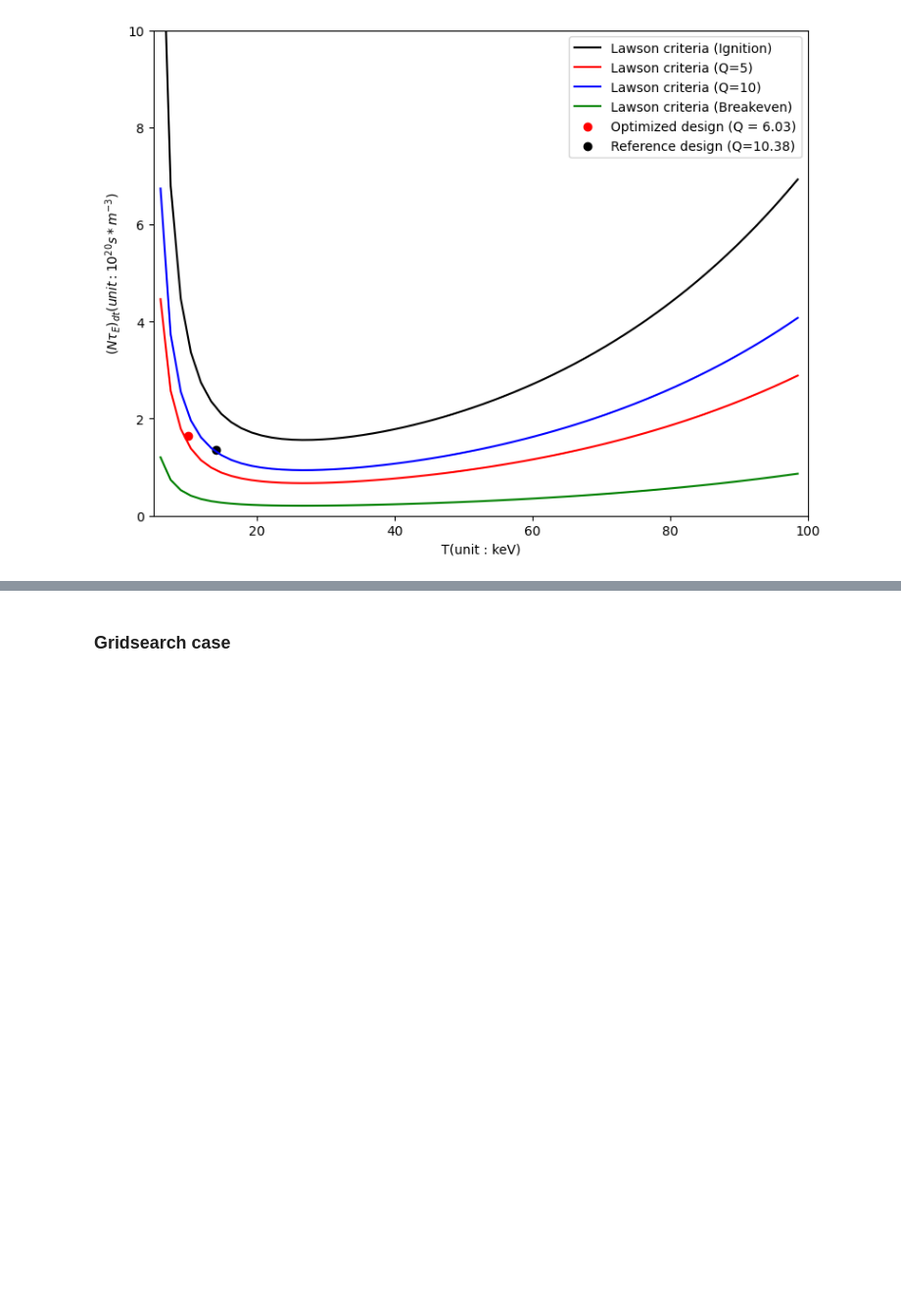
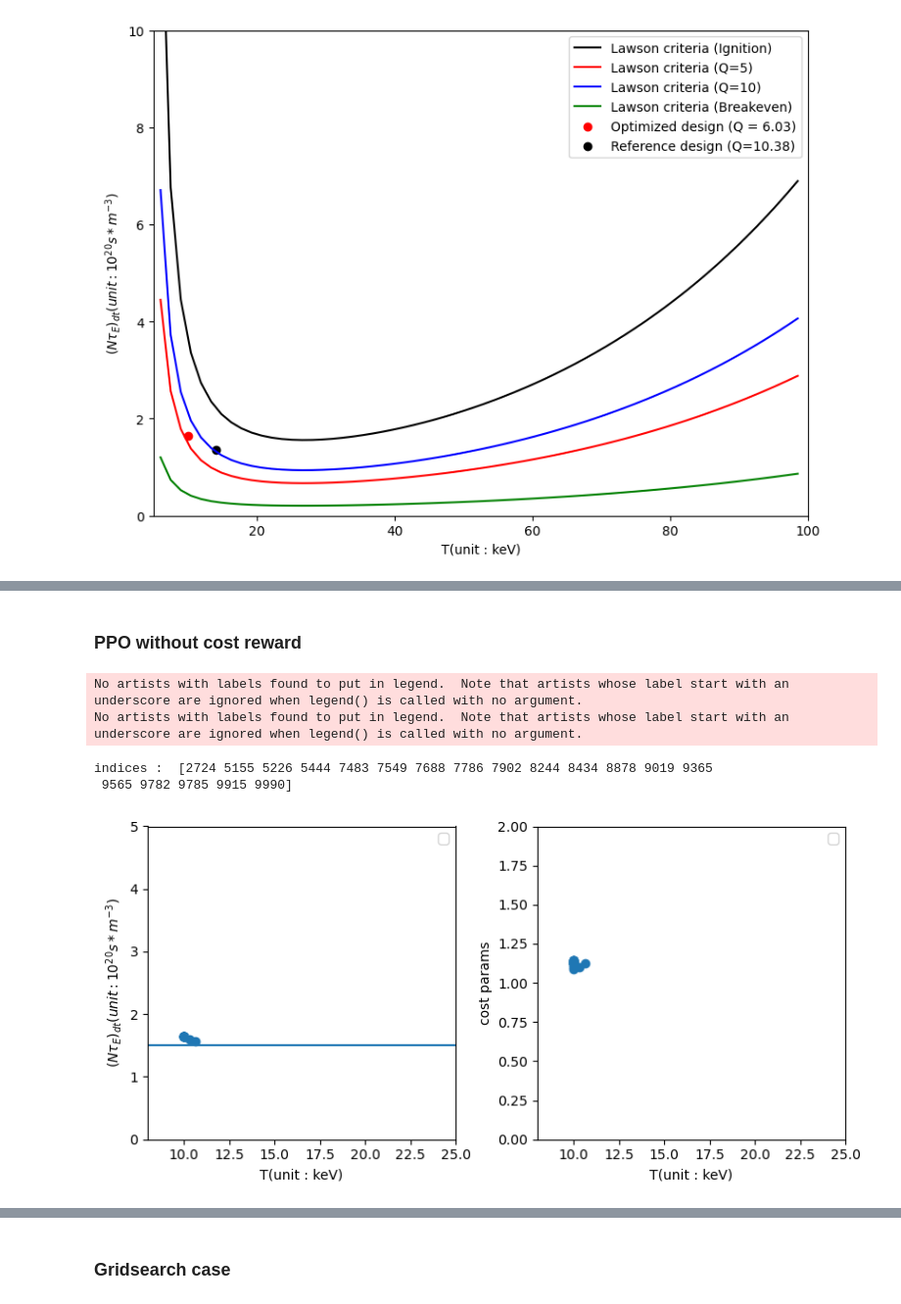
Before and after one commit to ZINZINBIN/RL-based-Reactor-Design-Optimization, a Jupyter notebook: analysis.ipynb, the cells around one changed output, grey strips where cells are left out. Shown at 98% size. Saved outputs shown, nothing was run; the diff lists cells and outputs as text; code cells hidden in the pictures; blank space fills up the shorter version.

```diff
--- a/analysis.ipynb
+++ b/analysis.ipynb
@@ -166,0 +163,68 @@ fig.tight_layout()
+# %% [markdown]
+### PPO without cost reward
+# %%
+import pickle
+import numpy as np
+
+with open("./results/params_search_PPO_solid_wo-cost.pkl", 'rb') as f:
+    result = pickle.load(f)
+
+tau = [comp['tau'] for comp in result['state']]
+b_limit = result['beta_limit']
+q_limit = result['q_limit']
+n_limit = result['n_limit']
+f_limit = result['f_limit']
+i_limit = result['i_limit']
+tbr = np.array([result['state'][idx]['TBR'] for idx in range(len(tau))])
+T = np.array([result['control'][idx]['T_avg'] for idx in range(len(tau))])
+
+tau = np.array(tau)
+b_limit = np.array(b_limit)
+q_limit = np.array(q_limit)
+n_limit = np.array(n_limit)
+f_limit = np.array(f_limit)
+i_limit = np.array(i_limit)
+
+indices = np.where(((b_limit == 1) * (n_limit == 1) * (q_limit == 1) * (f_limit == 1) * (tbr >= 1)) == 1)
+print("indices : ", indices[0])
+
+# n*tau*T graph
+from src.lawson import Lawson
+import matplotlib.pyplot as plt
+
+lawson = Lawson()
+
+# Lawson-criteria
+T = np.array([result['control'][idx]['T_avg'] for idx in indices[0]])
+n_tau = np.array([result['state'][idx]['n_tau'] for idx in indices[0]])
+n_tau_T = T * n_tau
+
+# Cost paramter
+cost = np.array([result['state'][idx]['cost'] for idx in indices[0]])
+
+fig, axes = plt.subplots(1,2,figsize = (8,4))
+axes = axes.ravel()
+ax = axes[0]
+ax.scatter(T, n_tau)
+ax.set_xlabel("T(unit : keV)")
+ax.set_ylabel("$(N\\tau_E)_{dt}(unit:10^{20}s * m^{-3})$")
+ax.axhline(1.5, 0, 1)
+ax.set_xlim([8,25])
+ax.set_ylim([0,5])
+ax.legend()
+
+ax = axes[1]
+ax.scatter(T, cost)
+ax.set_xlabel("T(unit : keV)")
+ax.set_ylabel("cost params")
+ax.set_xlim([8,25])
+ax.set_ylim([0,2])
+ax.legend()
+
+fig.tight_layout()
+# %% [output]
+No artists with labels found to put in legend.  Note that artists whose label start with an underscore are ignored when legend() is called with no argument.
+No artists with labels found to put in legend.  Note that artists whose label start with an underscore are ignored when legend() is called with no argument.
+indices :  [2724 5155 5226 5444 7483 7549 7688 7786 7902 8244 8434 8878 9019 9365
+ 9565 9782 9785 9915 9990]
+[figure, added]
```
Also changed, not shown: parts of 7 cells of this notebook, 58 other files.
